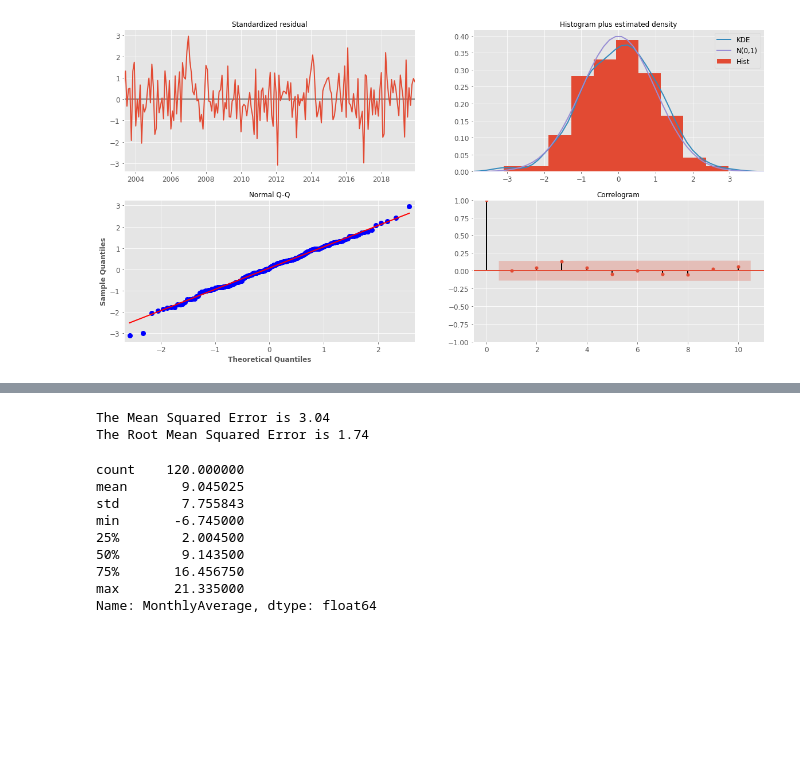
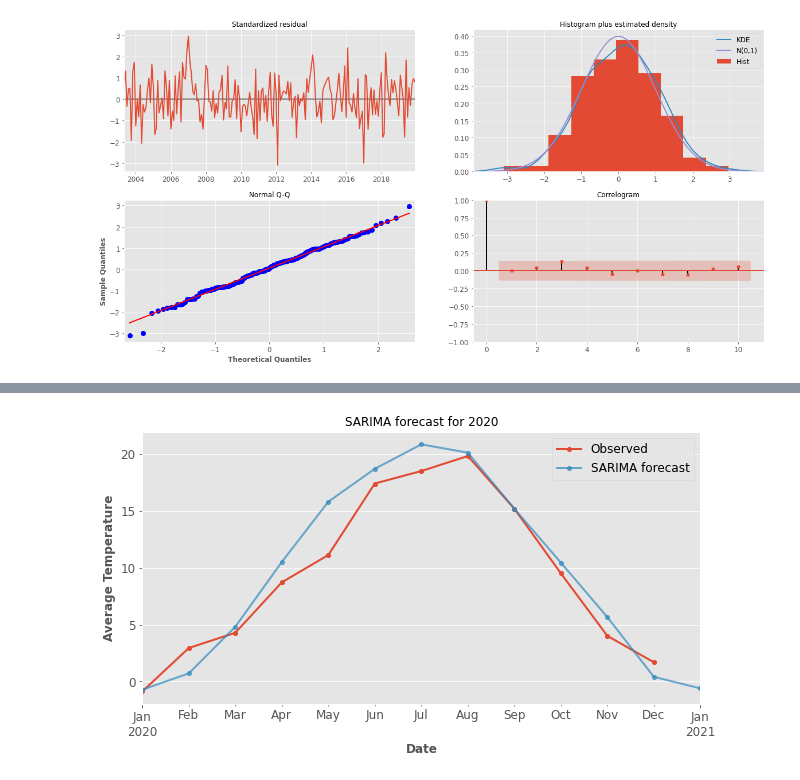
Before and after one commit to reibek/progn-semestral-work, a Jupyter notebook: Progonstics_Semestral_work_NEW.ipynb, the cells around one changed output, grey strips where cells are left out. Saved outputs shown, nothing was run; the diff lists cells and outputs as text; code cells hidden in the pictures; blank space fills up the shorter version.

```diff
--- a/Progonstics_Semestral_work_NEW.ipynb
+++ b/Progonstics_Semestral_work_NEW.ipynb
@@ -433,21 +432,10 @@ plt.show()
-# %%
-y_forecasted = pred.predicted_mean[:'2019']
-y_truth = df_2000.MonthlyAverage['2010':]
-mse = ((y_forecasted - y_truth) ** 2).mean()
-print('The Mean Squared Error is {}'.format(round(mse, 2)))
-print('The Root Mean Squared Error is {}'.format(round(np.sqrt(mse), 2)))
-
-y_forecasted.describe()
-y_truth.describe()
-# %% [output]
-The Mean Squared Error is 3.04
-The Root Mean Squared Error is 1.74
-count    120.000000
-mean       9.045025
-std        7.755843
-min       -6.745000
-25%        2.004500
-50%        9.143500
-75%       16.456750
-max       21.335000
-Name: MonthlyAverage, dtype: float64
+# %%
+ax = df.MonthlyAverage['2020':].plot(marker='.', label='Observed')
+pred.predicted_mean['2020':].plot(ax=ax, marker='.', label='SARIMA forecast', alpha=.7, figsize=(10, 5))
+ax.set_xlabel('Date')
+ax.set_ylabel('Average Temperature')
+plt.title('SARIMA forecast for 2020')
+plt.legend()
+plt.show()
+# %% [output]
+[figure, added]
```
Also changed, not shown: parts of 28 cells of this notebook.
